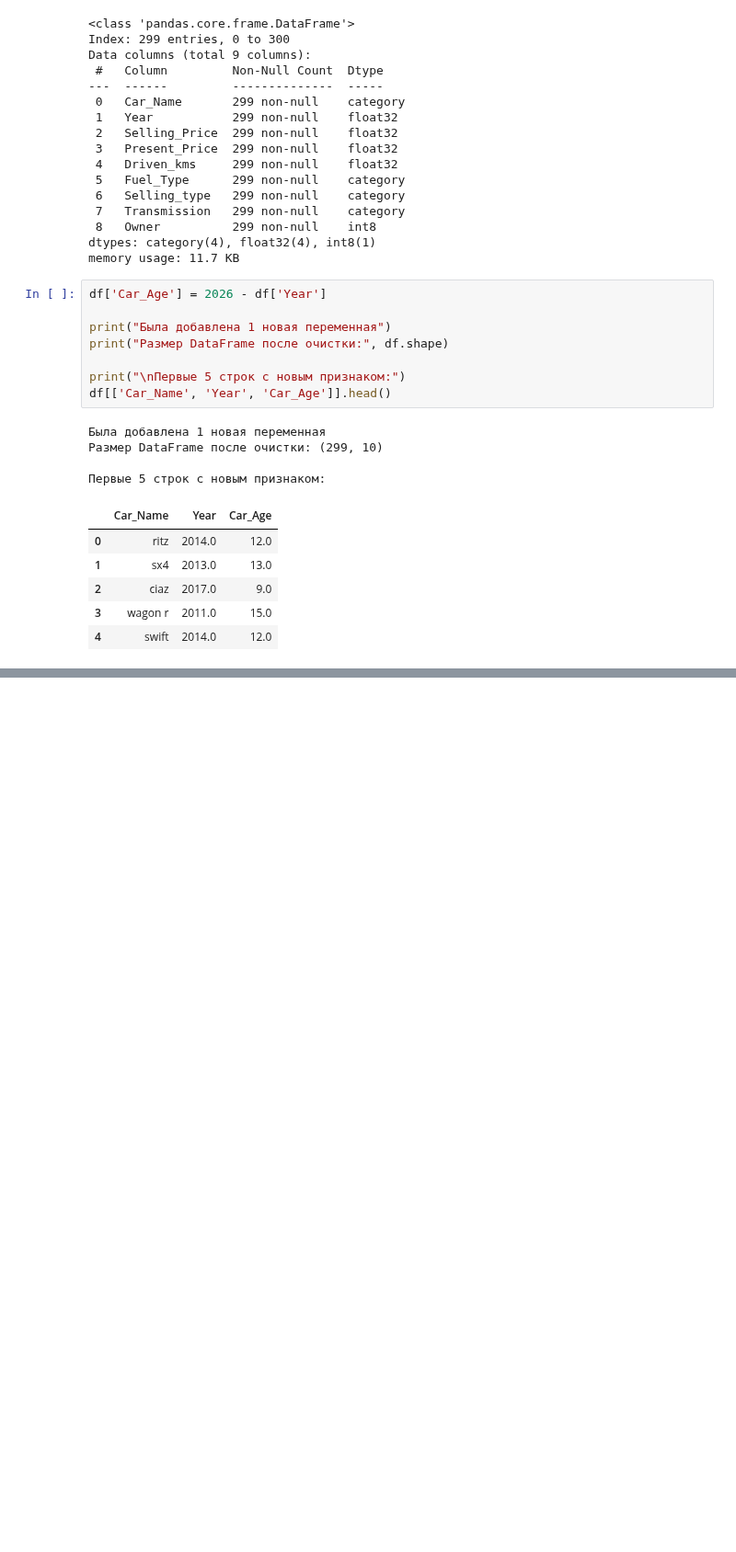
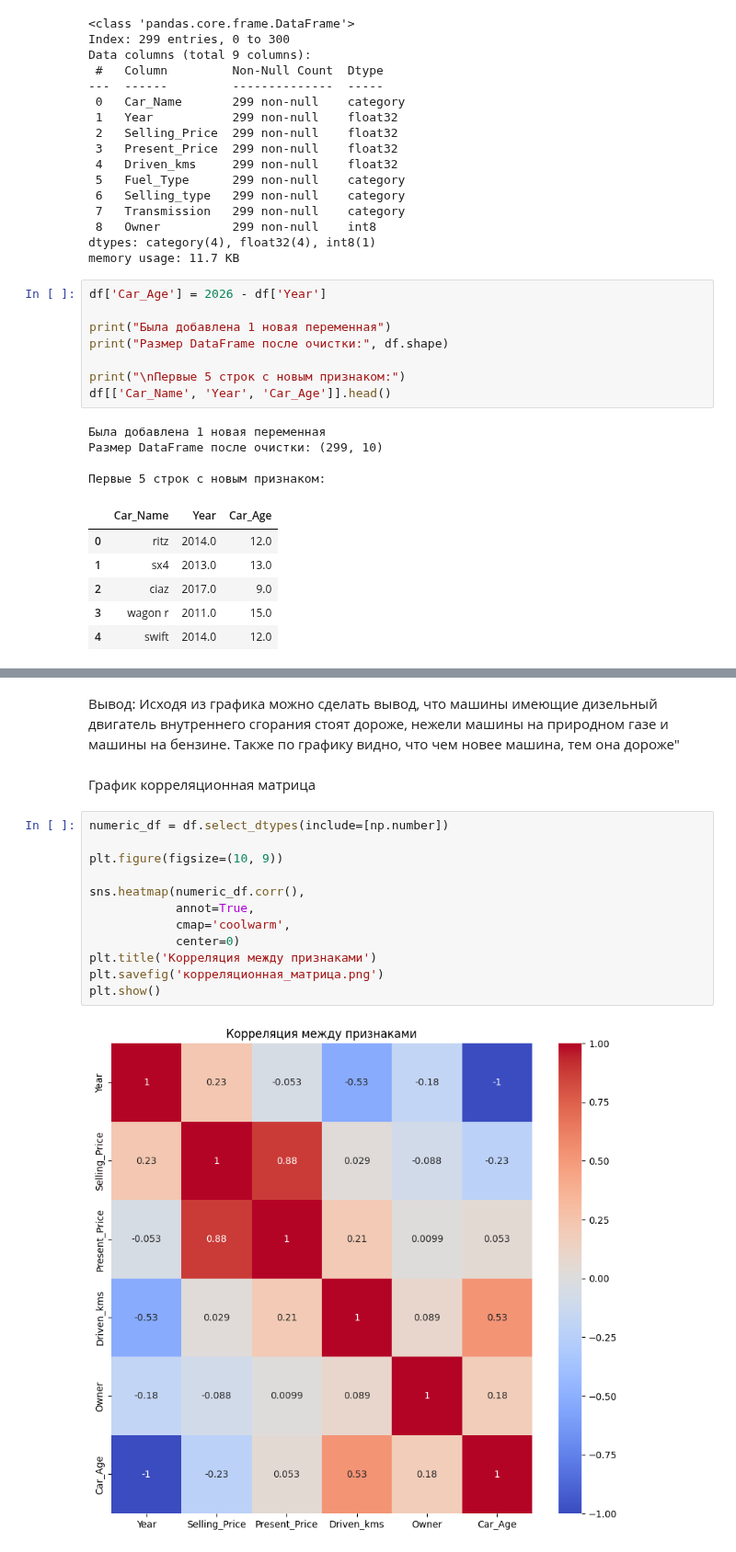
Before and after one commit to MarinaFeDv/mf_project, a Jupyter notebook: eda/eda.ipynb, the cells around one changed output, grey strips where cells are left out. Shown at 92% size. Saved outputs shown, nothing was run; the diff lists cells and outputs as text; blank space fills up the shorter version.

```diff
--- a/eda/eda.ipynb
+++ b/eda/eda.ipynb
@@ -222,0 +278,18 @@ df[['Car_Name', 'Year', 'Car_Age']].head()
+# %% [markdown]
+Вывод: Исходя из графика можно сделать вывод, что машины имеющие дизельный двигатель внутреннего сгорания стоят дороже, нежели машины на природном газе и машины на бензине. Также по графику видно, что чем новее машина, тем она дороже"
+# %% [markdown]
+График корреляционная матрица
+# %%
+numeric_df = df.select_dtypes(include=[np.number])
+
+plt.figure(figsize=(10, 9))
+
+sns.heatmap(numeric_df.corr(),
+            annot=True,
+            cmap='coolwarm',
+            center=0)
+plt.title('Корреляция между признаками')
+plt.savefig('корреляционная_матрица.png')
+plt.show()
+# %% [output]
+[figure, added]
```
Also changed, not shown: parts of 19 cells of this notebook, 5 other files.
